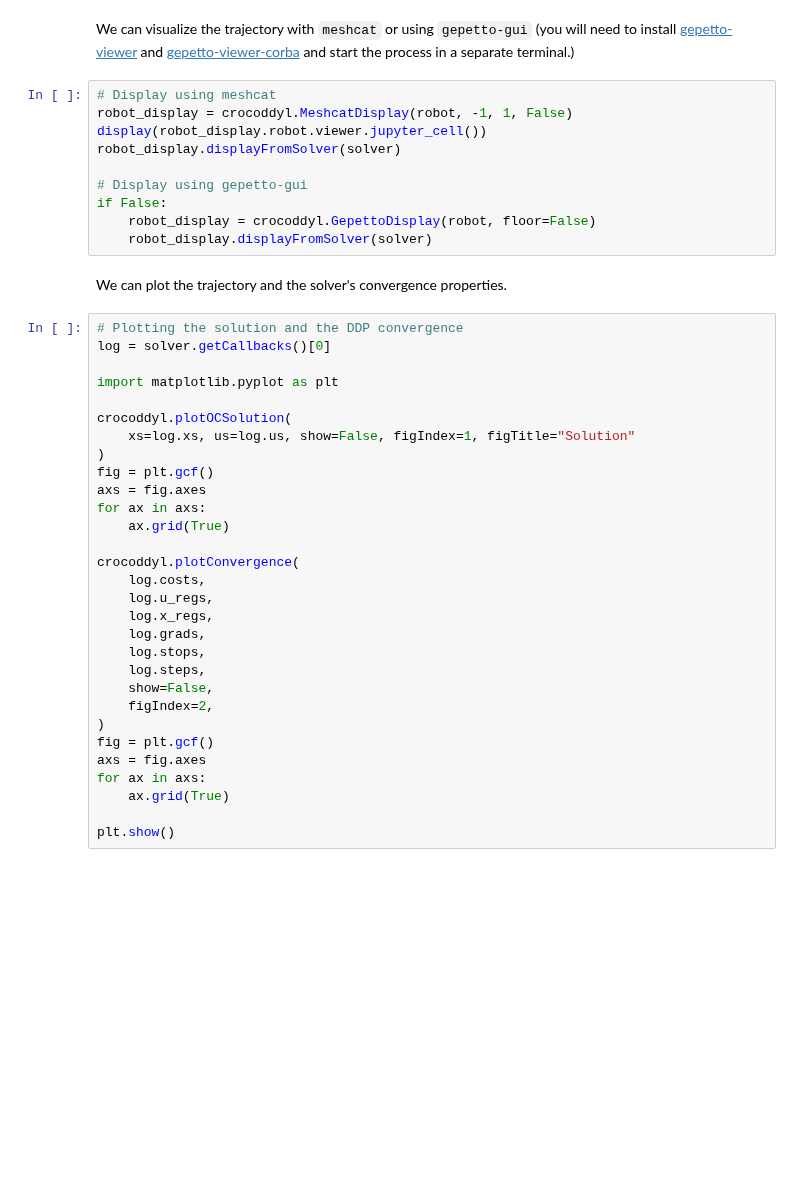
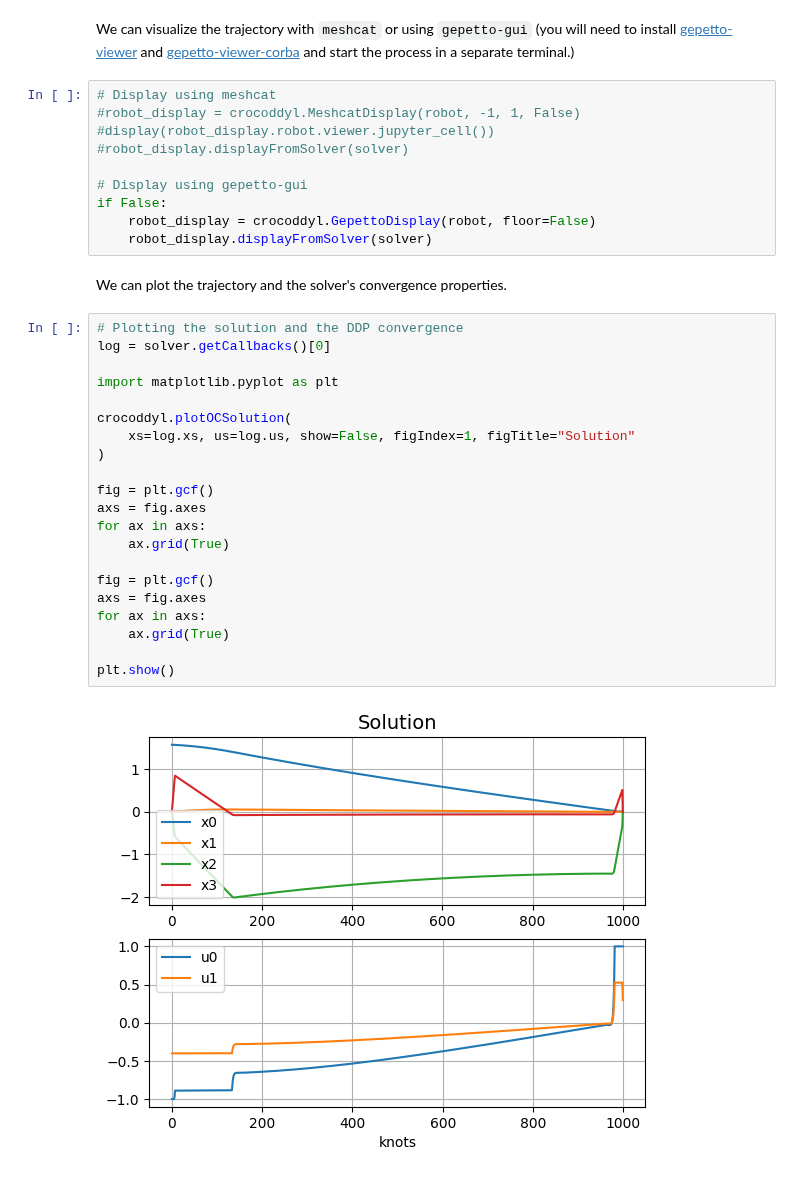
Before and after one commit to changmingyang28/NMPC-benchmarking, a Jupyter notebook: crocoddyl/examples/notebooks/acrobot_urdf.ipynb, the cells around one changed output. Cells and saved outputs as stored; diff of their text form; blank space fills up the shorter version.

```diff
--- a/crocoddyl/examples/notebooks/acrobot_urdf.ipynb
+++ b/crocoddyl/examples/notebooks/acrobot_urdf.ipynb
@@ -148,9 +177,9 @@ solver.solve([], [], 300, False, 1e-5)
 We can visualize the trajectory with `meshcat` or using `gepetto-gui` (you will need to install [gepetto-viewer]() and [gepetto-viewer-corba]() and start the process in a separate terminal.)
 # %%
 # Display using meshcat
-robot_display = crocoddyl.MeshcatDisplay(robot, -1, 1, False)
-display(robot_display.robot.viewer.jupyter_cell())
-robot_display.displayFromSolver(solver)
+#robot_display = crocoddyl.MeshcatDisplay(robot, -1, 1, False)
+#display(robot_display.robot.viewer.jupyter_cell())
+#robot_display.displayFromSolver(solver)
 
 # Display using gepetto-gui
 if False:
@@ -161,30 +190,23 @@ We can plot the trajectory and the solver's convergence properties.
 # %%
 # Plotting the solution and the DDP convergence
 log = solver.getCallbacks()[0]
 
 import matplotlib.pyplot as plt
 
 crocoddyl.plotOCSolution(
     xs=log.xs, us=log.us, show=False, figIndex=1, figTitle="Solution"
 )
+
 fig = plt.gcf()
 axs = fig.axes
 for ax in axs:
     ax.grid(True)
 
-crocoddyl.plotConvergence(
-    log.costs,
-    log.u_regs,
-    log.x_regs,
-    log.grads,
-    log.stops,
-    log.steps,
-    show=False,
-    figIndex=2,
-)
 fig = plt.gcf()
 axs = fig.axes
 for ax in axs:
     ax.grid(True)
 
 plt.show()
+# %% [output]
+[figure, added]
```
Also changed, not shown: parts of 6 cells of this notebook, 46 other files.
